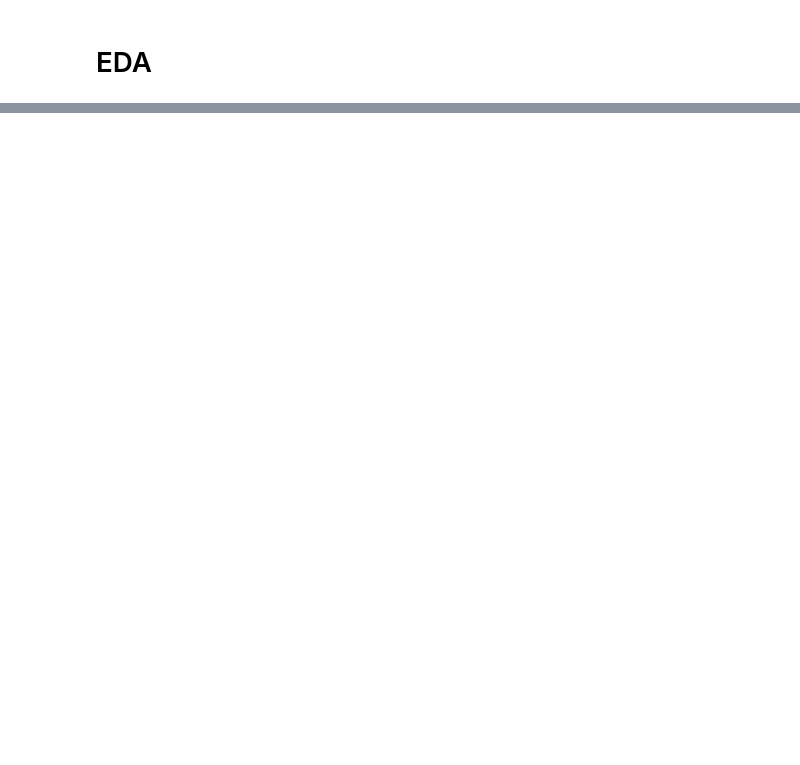
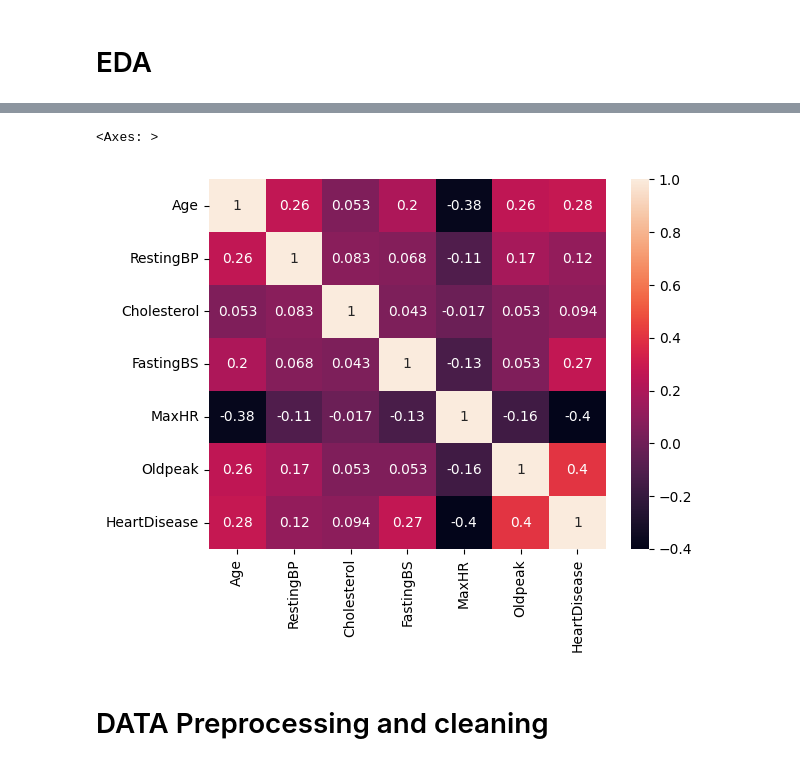
Before and after one commit to nishant8105/Learn-and-practice, a Jupyter notebook: Machine_learning/project2/main.ipynb, the cells around one changed output, grey strips where cells are left out. Drawn from its saved outputs; the diff is of its cells as text; code cells hidden in the pictures; blank space fills up the shorter version.

```diff
--- a/Machine_learning/project2/main.ipynb
+++ b/Machine_learning/project2/main.ipynb
@@ -182,0 +143,7 @@ df.head()
+# %%
+sns.heatmap(df.corr(numeric_only=True), annot=True)
+# %% [output]
+<Axes: >
+[figure, added]
+# %% [markdown]
+# DATA Preprocessing and cleaning
```
Also changed, not shown: parts of 53 cells of this notebook.
